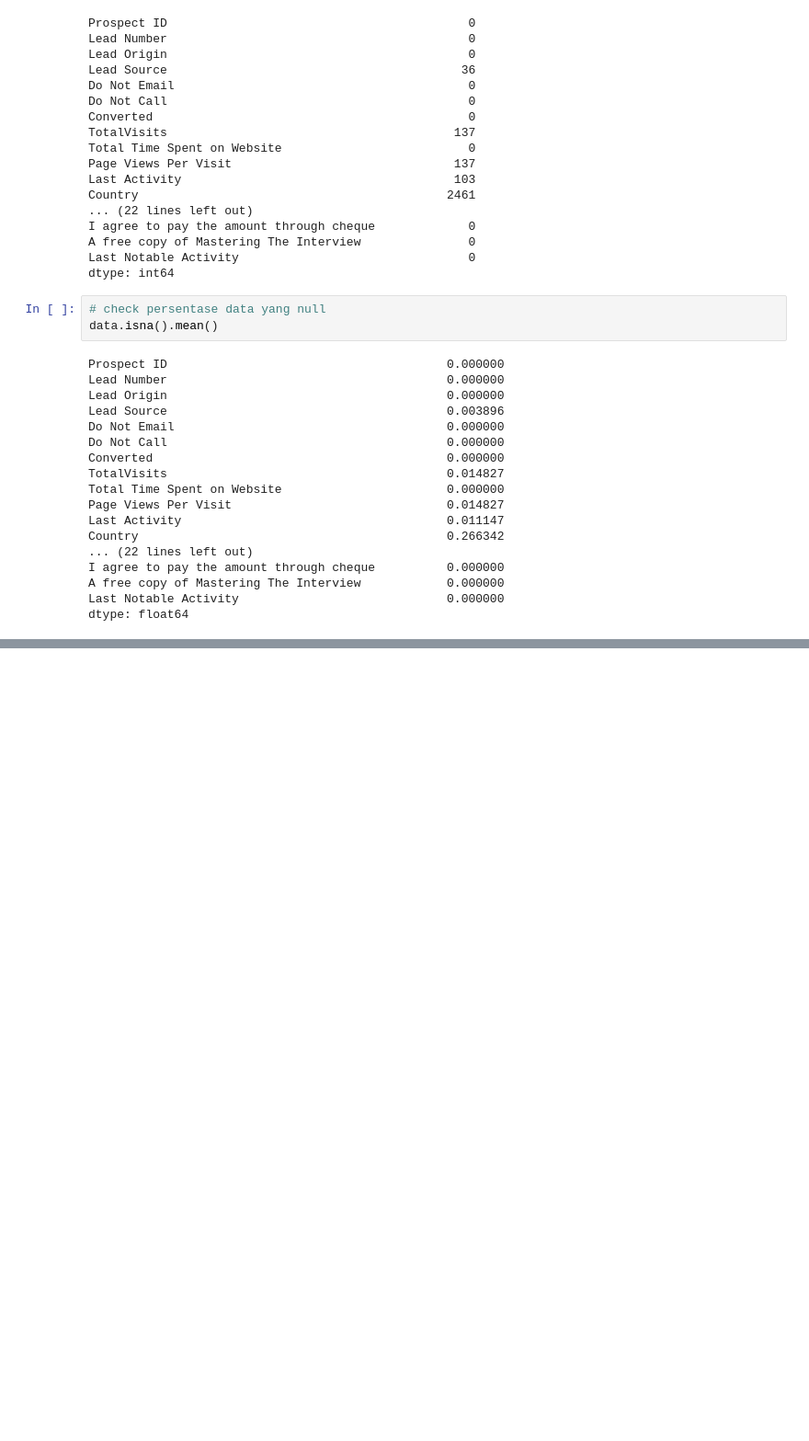
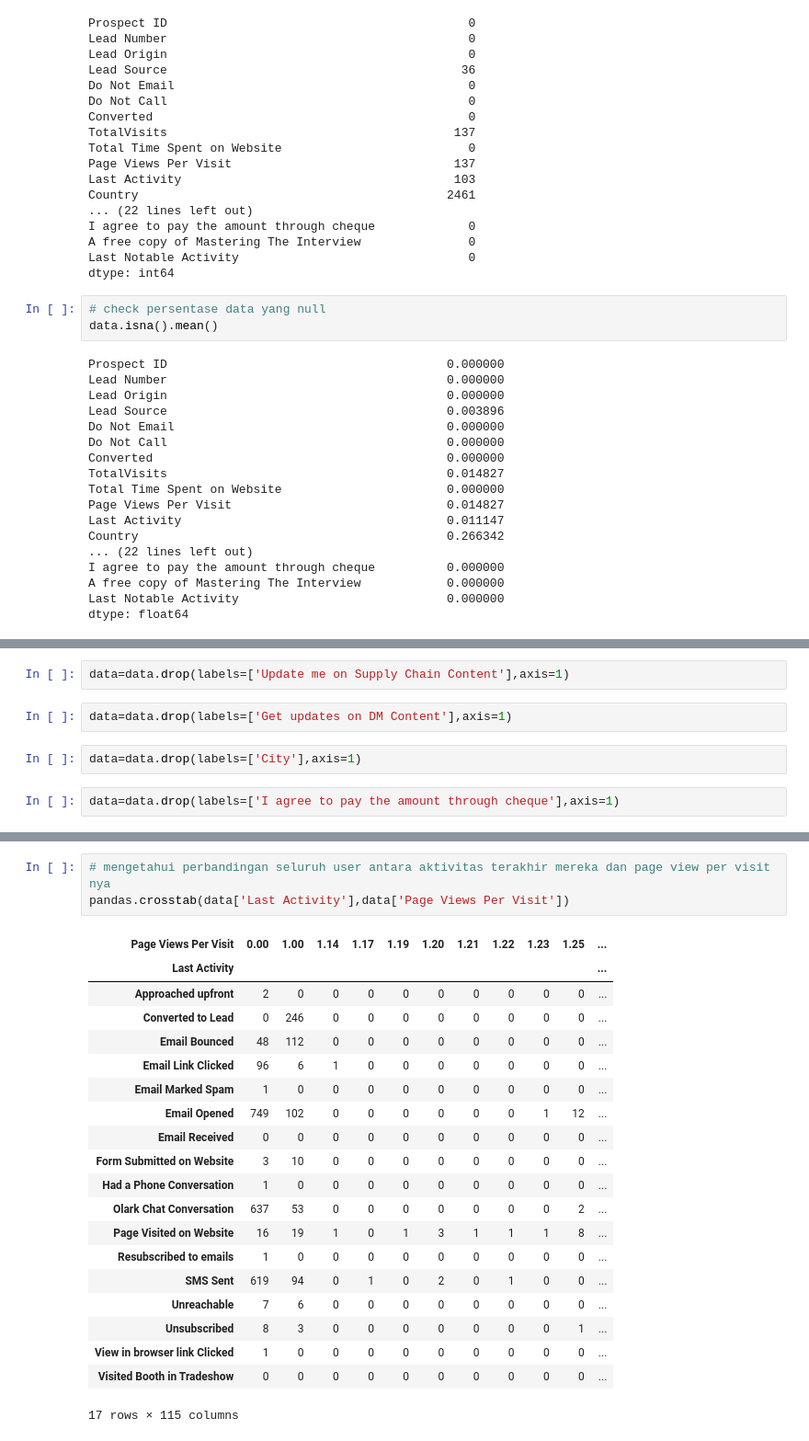
Before and after one commit to yusnarsetiyadi/Mini_Project_Data_Science, a Jupyter notebook: lead_scoring.ipynb, the cells around one changed output, grey strips where cells are left out. Shown: that part at 92% size. Cells and saved outputs as stored; diff of their text form; blank space fills up the shorter version.

Commit message:
feat data preparation #2

```diff
--- a/lead_scoring.ipynb
+++ b/lead_scoring.ipynb
@@ -177,0 +283,8 @@ dtype: float64
+# %%
+data=data.drop(labels=['Update me on Supply Chain Content'],axis=1)
+# %%
+data=data.drop(labels=['Get updates on DM Content'],axis=1)
+# %%
+data=data.drop(labels=['City'],axis=1)
+# %%
+data=data.drop(labels=['I agree to pay the amount through cheque'],axis=1)
@@ -177,0 +356,24 @@ dtype: float64
+# %%
+# mengetahui perbandingan seluruh user antara aktivitas terakhir mereka dan page view per visit nya
+pandas.crosstab(data['Last Activity'],data['Page Views Per Visit'])
+# %% [output]
+| Page Views Per Visit | 0.00 | 1.00 | 1.14 | 1.17 | 1.19 | 1.20 | 1.21 | 1.22 | 1.23 | 1.25 | ... |
+| Last Activity |  |  |  |  |  |  |  |  |  |  | ... |
+| Approached upfront | 2 | 0 | 0 | 0 | 0 | 0 | 0 | 0 | 0 | 0 | ... |
+| Converted to Lead | 0 | 246 | 0 | 0 | 0 | 0 | 0 | 0 | 0 | 0 | ... |
+| Email Bounced | 48 | 112 | 0 | 0 | 0 | 0 | 0 | 0 | 0 | 0 | ... |
+| Email Link Clicked | 96 | 6 | 1 | 0 | 0 | 0 | 0 | 0 | 0 | 0 | ... |
+| Email Marked Spam | 1 | 0 | 0 | 0 | 0 | 0 | 0 | 0 | 0 | 0 | ... |
+| Email Opened | 749 | 102 | 0 | 0 | 0 | 0 | 0 | 0 | 1 | 12 | ... |
+| Email Received | 0 | 0 | 0 | 0 | 0 | 0 | 0 | 0 | 0 | 0 | ... |
+| Form Submitted on Website | 3 | 10 | 0 | 0 | 0 | 0 | 0 | 0 | 0 | 0 | ... |
+| Had a Phone Conversation | 1 | 0 | 0 | 0 | 0 | 0 | 0 | 0 | 0 | 0 | ... |
+| Olark Chat Conversation | 637 | 53 | 0 | 0 | 0 | 0 | 0 | 0 | 0 | 2 | ... |
+| Page Visited on Website | 16 | 19 | 1 | 0 | 1 | 3 | 1 | 1 | 1 | 8 | ... |
+| Resubscribed to emails | 1 | 0 | 0 | 0 | 0 | 0 | 0 | 0 | 0 | 0 | ... |
+| SMS Sent | 619 | 94 | 0 | 1 | 0 | 2 | 0 | 1 | 0 | 0 | ... |
+| Unreachable | 7 | 6 | 0 | 0 | 0 | 0 | 0 | 0 | 0 | 0 | ... |
+| Unsubscribed | 8 | 3 | 0 | 0 | 0 | 0 | 0 | 0 | 0 | 1 | ... |
+| View in browser link Clicked | 1 | 0 | 0 | 0 | 0 | 0 | 0 | 0 | 0 | 0 | ... |
+| Visited Booth in Tradeshow | 0 | 0 | 0 | 0 | 0 | 0 | 0 | 0 | 0 | 0 | ... |
+17 rows × 115 columns
```
Also changed, not shown: parts of 37 cells of this notebook.
